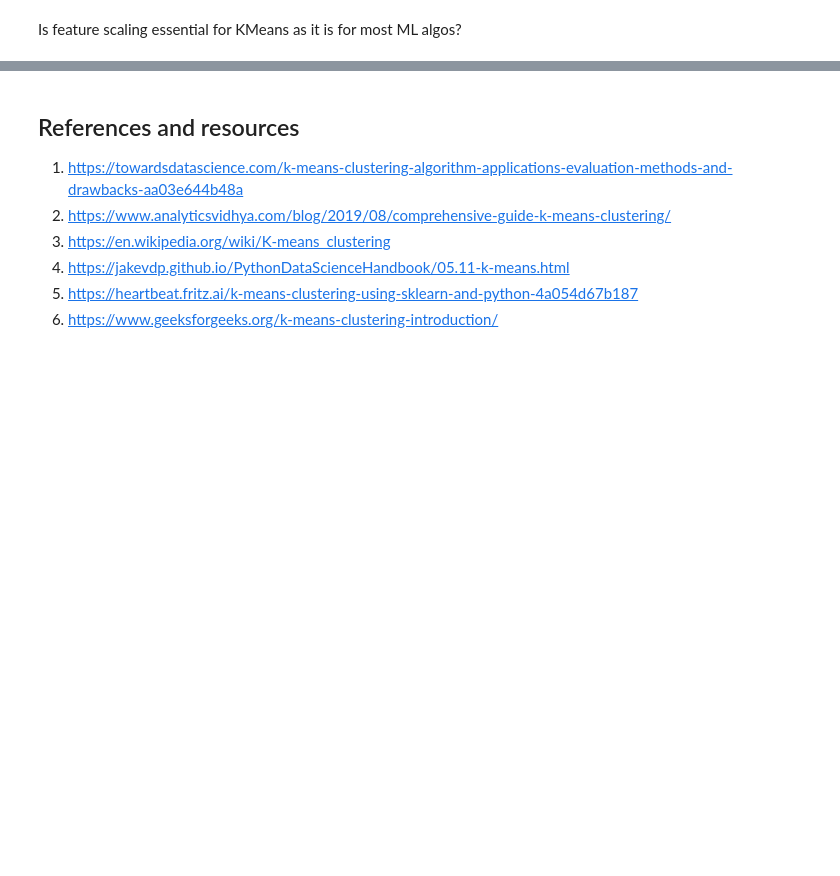
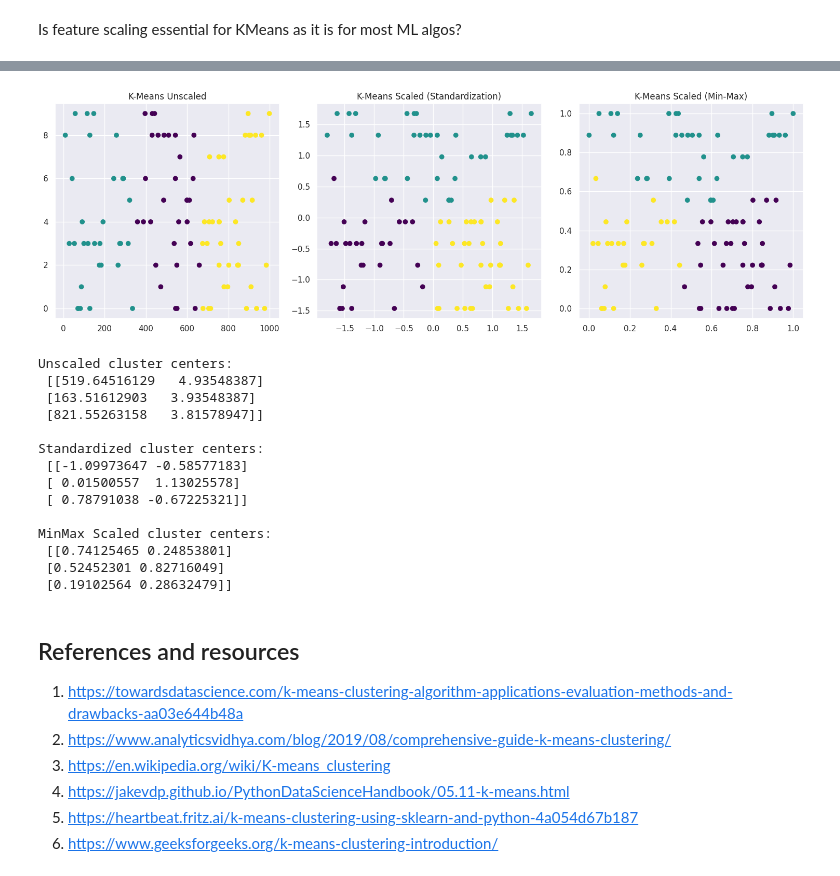
Before and after one commit to DollyVishnu/fmml-lab, a Jupyter notebook: Copy_of_Lab_1.ipynb, the cells around one changed output, grey strips where cells are left out. Drawn from its saved outputs; the diff is of its cells as text; code cells hidden in the pictures; blank space fills up the shorter version.

```diff
--- a/Copy_of_Lab_1.ipynb
+++ b/Copy_of_Lab_1.ipynb
@@ -605,3 +508,71 @@ MinMax Scaled Centers (Rescaled):
+# %%
+import pandas as pd
+import numpy as np
+from sklearn.cluster import KMeans
+from sklearn.preprocessing import StandardScaler, MinMaxScaler
+import matplotlib.pyplot as plt
+
+# Sample Data (Unscaled)
+np.random.seed(0)
+data = {'Feature1': np.random.randint(0, 1000, 100),
+        'Feature2': np.random.randint(0, 10, 100)}
+df = pd.DataFrame(data)
+
+# 1. K-Means without Scaling (Demonstrates the Issue)
+kmeans_unscaled = KMeans(n_clusters=3, random_state=0)
+df['Cluster_Unscaled'] = kmeans_unscaled.fit_predict(df[['Feature1', 'Feature2']])
+
+# 2. Standardization
+scaler_standard = StandardScaler()
+df[['Feature1_scaled_standard', 'Feature2_scaled_standard']] = scaler_standard.fit_transform(df[['Feature1', 'Feature2']])
+kmeans_scaled_standard = KMeans(n_clusters=3, random_state=0)
+df['Cluster_Scaled_Standard'] = kmeans_scaled_standard.fit_predict(df[['Feature1_scaled_standard', 'Feature2_scaled_standard']])
+
+# 3. Min-Max Scaling
+scaler_minmax = MinMaxScaler()
+df[['Feature1_scaled_minmax', 'Feature2_scaled_minmax']] = scaler_minmax.fit_transform(df[['Feature1', 'Feature2']])
+kmeans_scaled_minmax = KMeans(n_clusters=3, random_state=0)
+df['Cluster_Scaled_MinMax'] = kmeans_scaled_minmax.fit_predict(df[['Feature1_scaled_minmax', 'Feature2_scaled_minmax']])
+
+# Plotting to Visualize the Clusters (Illustrative)
+plt.figure(figsize=(15, 5))
+
+plt.subplot(131)
+plt.scatter(df['Feature1'], df['Feature2'], c=df['Cluster_Unscaled'], cmap='viridis')
+plt.title('K-Means Unscaled')
+
+plt.subplot(132)
+plt.scatter(df['Feature1_scaled_standard'], df['Feature2_scaled_standard'], c=df['Cluster_Scaled_Standard'], cmap='viridis')
+plt.title('K-Means Scaled (Standardization)')
+
+plt.subplot(133)
+plt.scatter(df['Feature1_scaled_minmax'], df['Feature2_scaled_minmax'], c=df['Cluster_Scaled_MinMax'], cmap='viridis')
+plt.title('K-Means Scaled (Min-Max)')
+
+plt.tight_layout()
+plt.show()
+
+# Print cluster centers (just to see the difference)
+
+print("Unscaled cluster centers:\n", kmeans_unscaled.cluster_centers_)
+print("\nStandardized cluster centers:\n", kmeans_scaled_standard.cluster_centers_)
+print("\nMinMax Scaled cluster centers:\n", kmeans_scaled_minmax.cluster_centers_)
+# %% [output]
+[figure, added]
+Unscaled cluster centers:
+ [[519.64516129   4.93548387]
+ [163.51612903   3.93548387]
+ [821.55263158   3.81578947]]
+
+Standardized cluster centers:
+ [[-1.09973647 -0.58577183]
+ [ 0.01500557  1.13025578]
+ [ 0.78791038 -0.67225321]]
+
+MinMax Scaled cluster centers:
+ [[0.74125465 0.24853801]
+ [0.52452301 0.82716049]
+ [0.19102564 0.28632479]]
 # %% [markdown]
 ## References and resources
 
```
Also changed, not shown: parts of 4 cells of this notebook.
